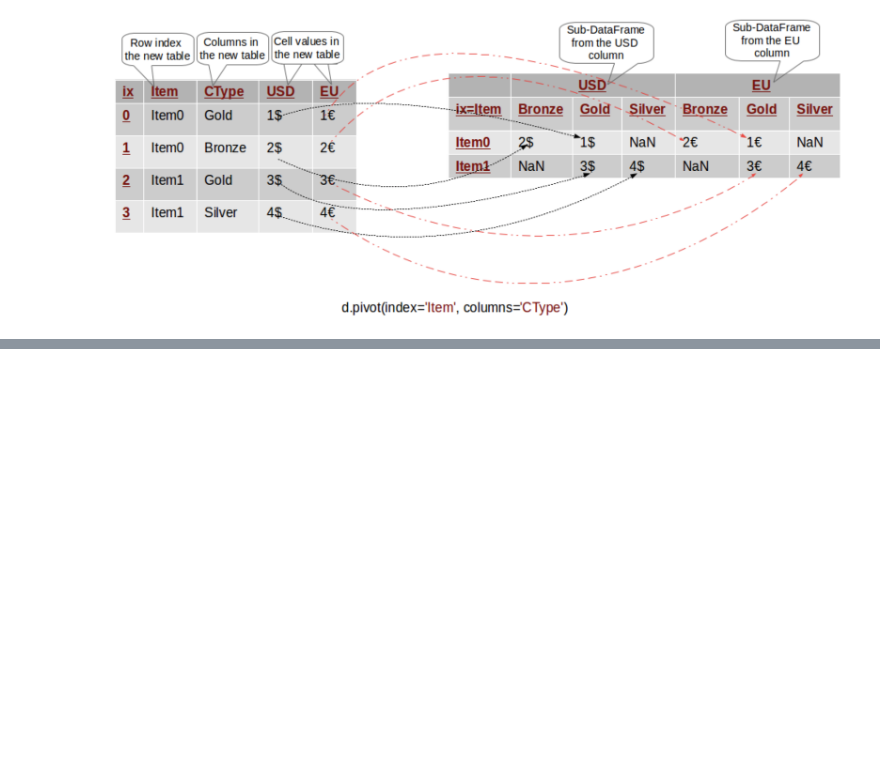
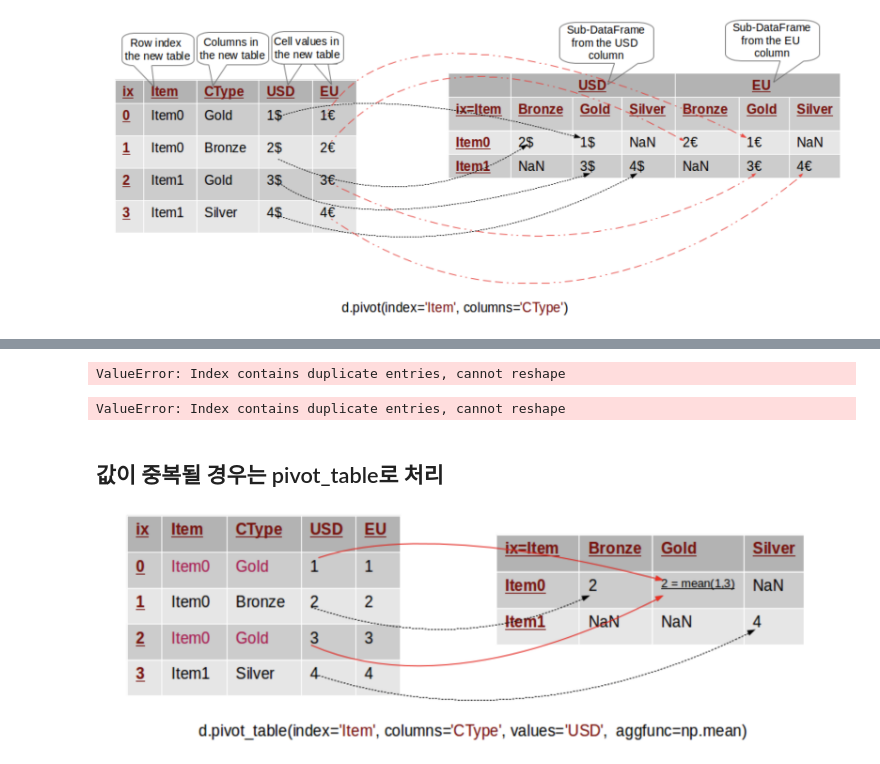
Before and after one commit to pignuante/python_pandas, a Jupyter notebook: 판다스 기초/Pandas Pivot로 재배치.ipynb, the cells around one changed output, grey strips where cells are left out. Cells and saved outputs as stored; diff of their text form; code cells hidden in the pictures; blank space fills up the shorter version.

```diff
--- a/판다스 기초/Pandas Pivot로 재배치.ipynb
+++ b/판다스 기초/Pandas Pivot로 재배치.ipynb
@@ -117,0 +143,15 @@ Image(filename='pivot_multiindex.png')
+# %%
+p = d.pivot(index='Item', columns='CType', values='USD')
+# %% [output]
+ValueError: Index contains duplicate entries, cannot reshape
+# %%
+p = d.pivot(index='Item', columns='CType')
+# %% [output]
+ValueError: Index contains duplicate entries, cannot reshape
+# %% [markdown]
+## 값이 중복될 경우는 pivot_table로 처리
+# %%
+from IPython.display import Image
+Image(filename='pivot_table.png')
+# %% [output]
+[figure, added]
```
Also changed, not shown: parts of 14 cells of this notebook, 2 other files.
